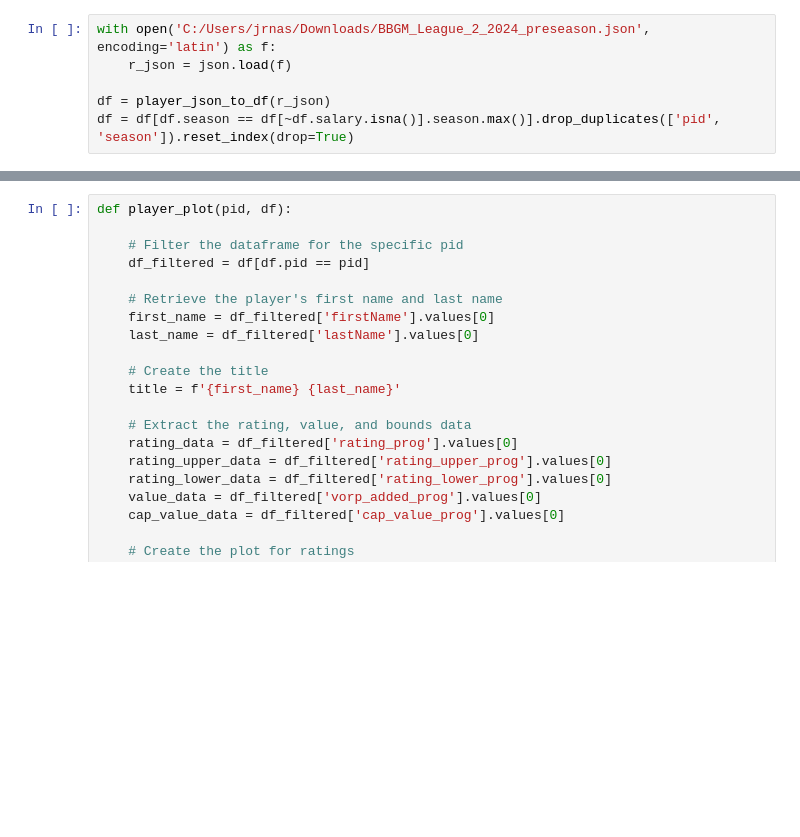
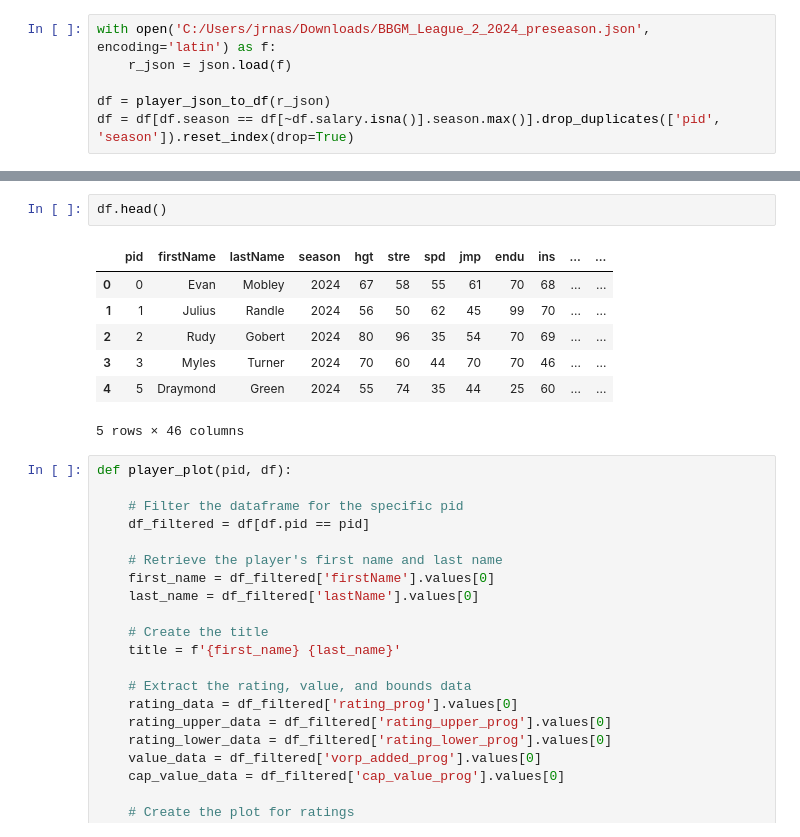
Before and after one commit to jrnastase410/streamlit-bbgm-basketball, a Jupyter notebook: prod_nbs/player_viz.ipynb, the cells around one changed output, grey strips where cells are left out. Saved outputs shown, nothing was run; the diff lists cells and outputs as text; blank space fills up the shorter version.

```diff
--- a/prod_nbs/player_viz.ipynb
+++ b/prod_nbs/player_viz.ipynb
@@ -20,3 +93,13 @@ df['team'] = df['tid'].map(dict([(teams['tid'], teams['region']) for teams in r_
+# %%
+df.head()
+# %% [output]
+|  | pid | firstName | lastName | season | hgt | stre | spd | jmp | endu | ins | ... | ... |
+| 0 | 0 | Evan | Mobley | 2024 | 67 | 58 | 55 | 61 | 70 | 68 | ... | ... |
+| 1 | 1 | Julius | Randle | 2024 | 56 | 50 | 62 | 45 | 99 | 70 | ... | ... |
+| 2 | 2 | Rudy | Gobert | 2024 | 80 | 96 | 35 | 54 | 70 | 69 | ... | ... |
+| 3 | 3 | Myles | Turner | 2024 | 70 | 60 | 44 | 70 | 70 | 46 | ... | ... |
+| 4 | 5 | Draymond | Green | 2024 | 55 | 74 | 35 | 44 | 25 | 60 | ... | ... |
+5 rows × 46 columns
 # %%
 def player_plot(pid, df):
 
```
Also changed, not shown: parts of 11 cells of this notebook, 4 other files.
